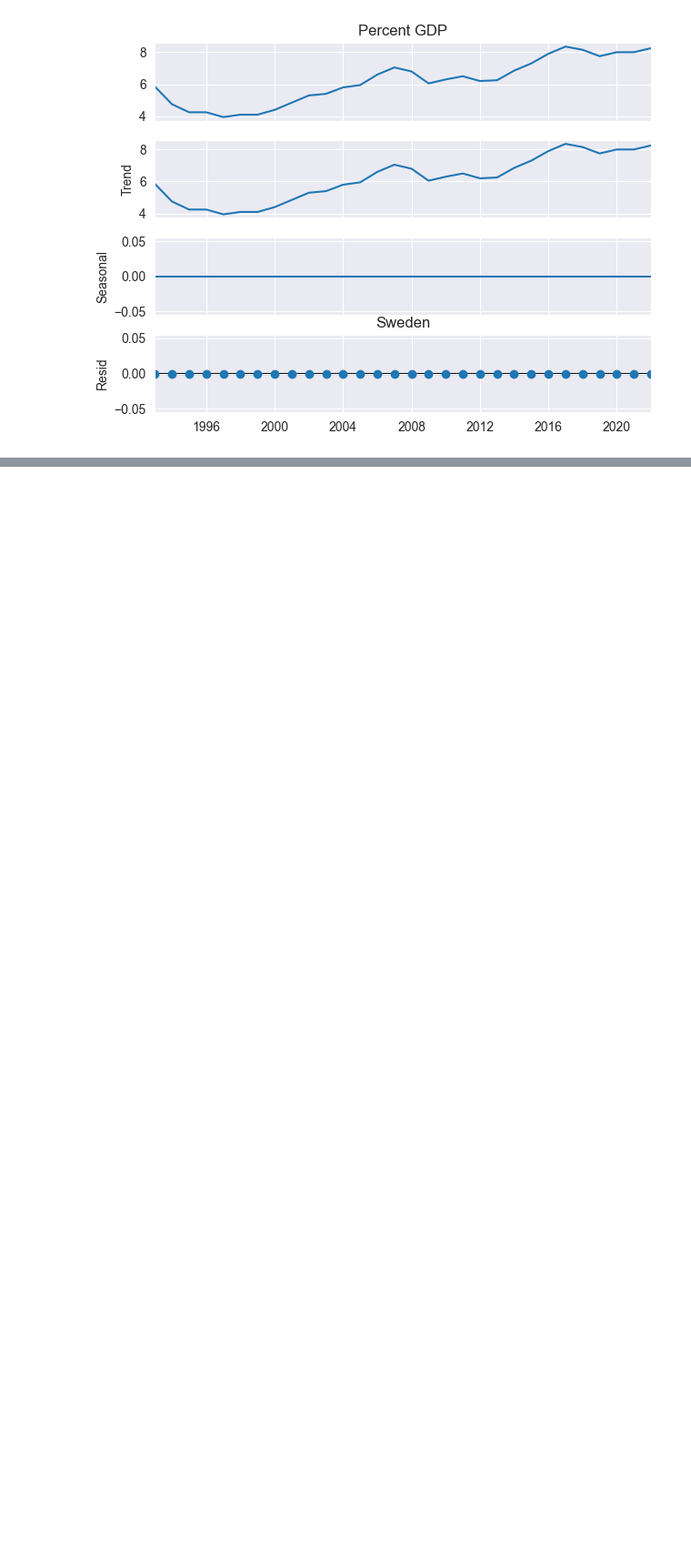
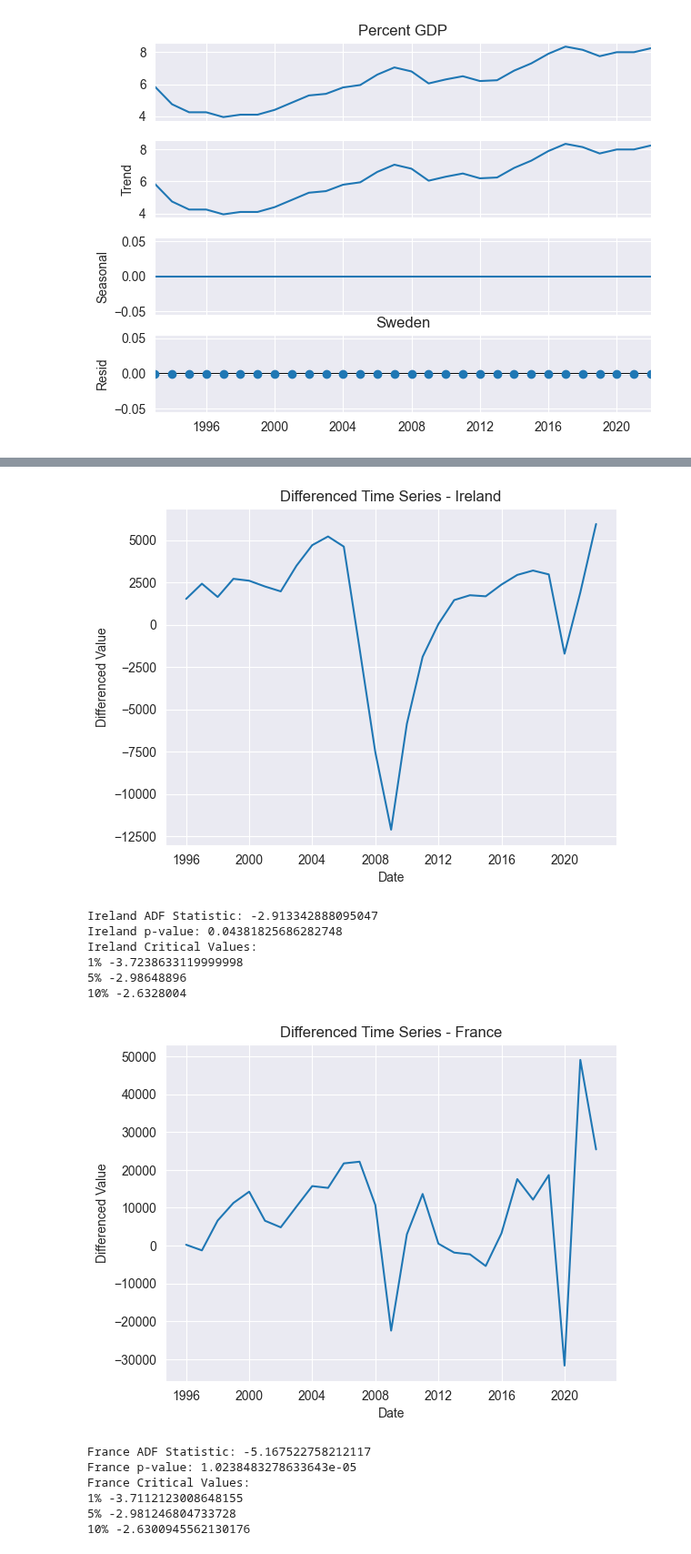
Before and after one commit to sbs23066/CA2---Irish-Construction-Project, a Jupyter notebook: ml.ipynb, the cells around one changed output, grey strips where cells are left out. Shown at 91% size. Saved outputs shown, nothing was run; the diff lists cells and outputs as text; code cells hidden in the pictures; blank space fills up the shorter version.

```diff
--- a/ml.ipynb
+++ b/ml.ipynb
@@ -219,0 +286,11 @@ for country in countries:
+# %%
+
+for country, country_group in grouped_data:
+
+    result = adfuller(country_group['Value'])
+    print(f"{country} ADF Statistic:", result[0])
+    print(f"{country} p-value:", result[1])
+    print(f"{country} Critical Values:")
+    for key, value in result[4].items():
+        print(key, value)
+    print()
@@ -219,0 +329,37 @@ for country in countries:
+# %%
+for country in selected_countries:
+    country_data = gfcf[gfcf['Country'] == country]['Value']
+
+    # Perform differencing on the time series data
+    country_data_diff = country_data.diff().dropna()
+
+    plt.plot(country_data_diff)
+    plt.xlabel('Date')
+    plt.ylabel('Differenced Value')
+    plt.title(f'Differenced Time Series - {country}')
+    plt.show()
+
+    # Perform the Augmented Dickey-Fuller (ADF) test on the differenced data
+    from statsmodels.tsa.stattools import adfuller
+    result = adfuller(country_data_diff)
+    print(f'{country} ADF Statistic:', result[0])
+    print(f'{country} p-value:', result[1])
+    print(f'{country} Critical Values:')
+    for key, value in result[4].items():
+        print(key, value)
+    print('\n')
+# %% [output]
+[figure, added]
+Ireland ADF Statistic: -2.913342888095047
+Ireland p-value: 0.04381825686282748
+Ireland Critical Values:
+1% -3.7238633119999998
+5% -2.98648896
+10% -2.6328004
+[figure, added]
+France ADF Statistic: -5.167522758212117
+France p-value: 1.0238483278633643e-05
+France Critical Values:
+1% -3.7112123008648155
+5% -2.981246804733728
+10% -2.6300945562130176
```
Also changed, not shown: parts of 16 cells of this notebook, 3 other files.
